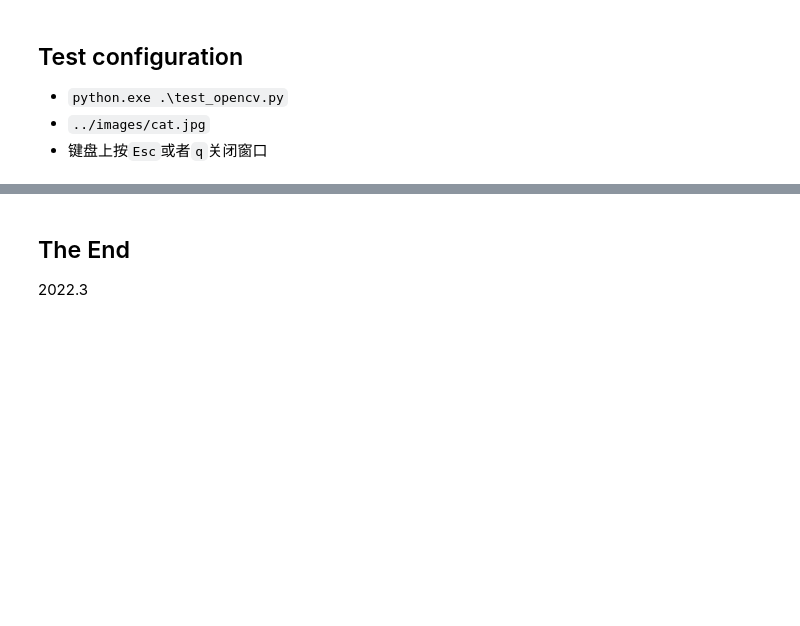
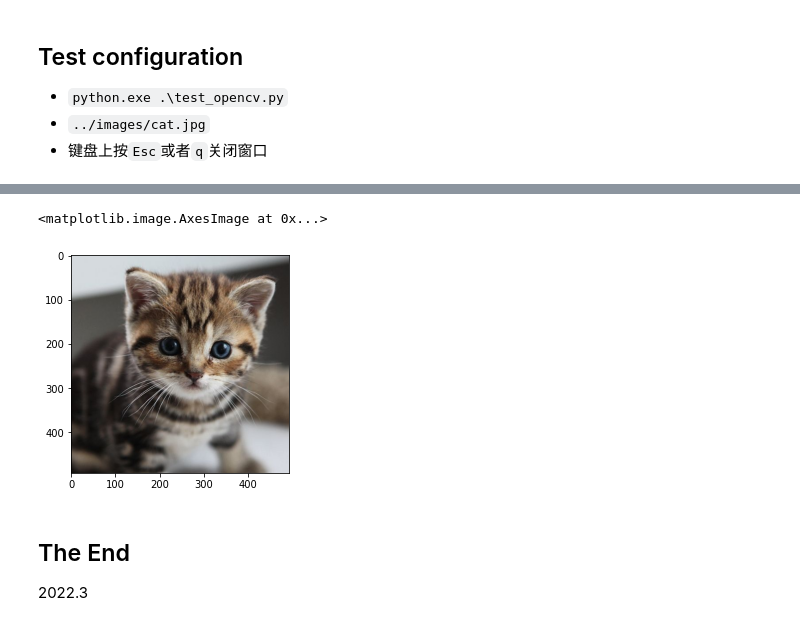
Before and after one commit to haodong2000/Vision2022, a Jupyter notebook: 0-Introduction.ipynb, the cells around one changed output, grey strips where cells are left out. Saved outputs shown, nothing was run; the diff lists cells and outputs as text; code cells hidden in the pictures; blank space fills up the shorter version.

```diff
--- a/0-Introduction.ipynb
+++ b/0-Introduction.ipynb
@@ -77,3 +100,9 @@ Type "help", "copyright", "credits" or "license" for more information.
+# %%
+img_rgb = cv2.cvtColor(img, cv2.COLOR_BGR2RGB)
+plt.imshow(img_rgb)
+# %% [output]
+<matplotlib.image.AxesImage at 0x...>
+[figure, added]
 # %% [markdown]
 ## The End
 
```
Also changed, not shown: parts of 5 cells of this notebook, 3 other files.
